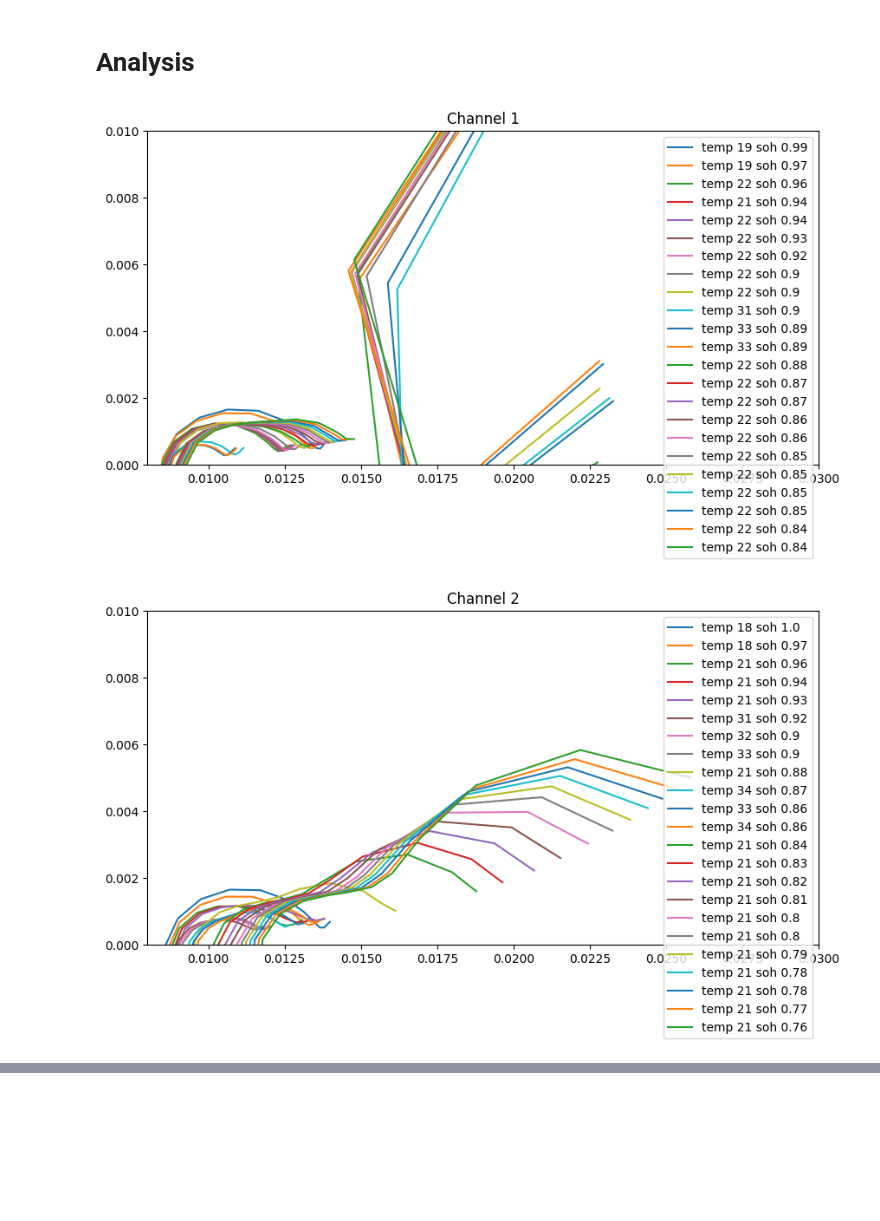
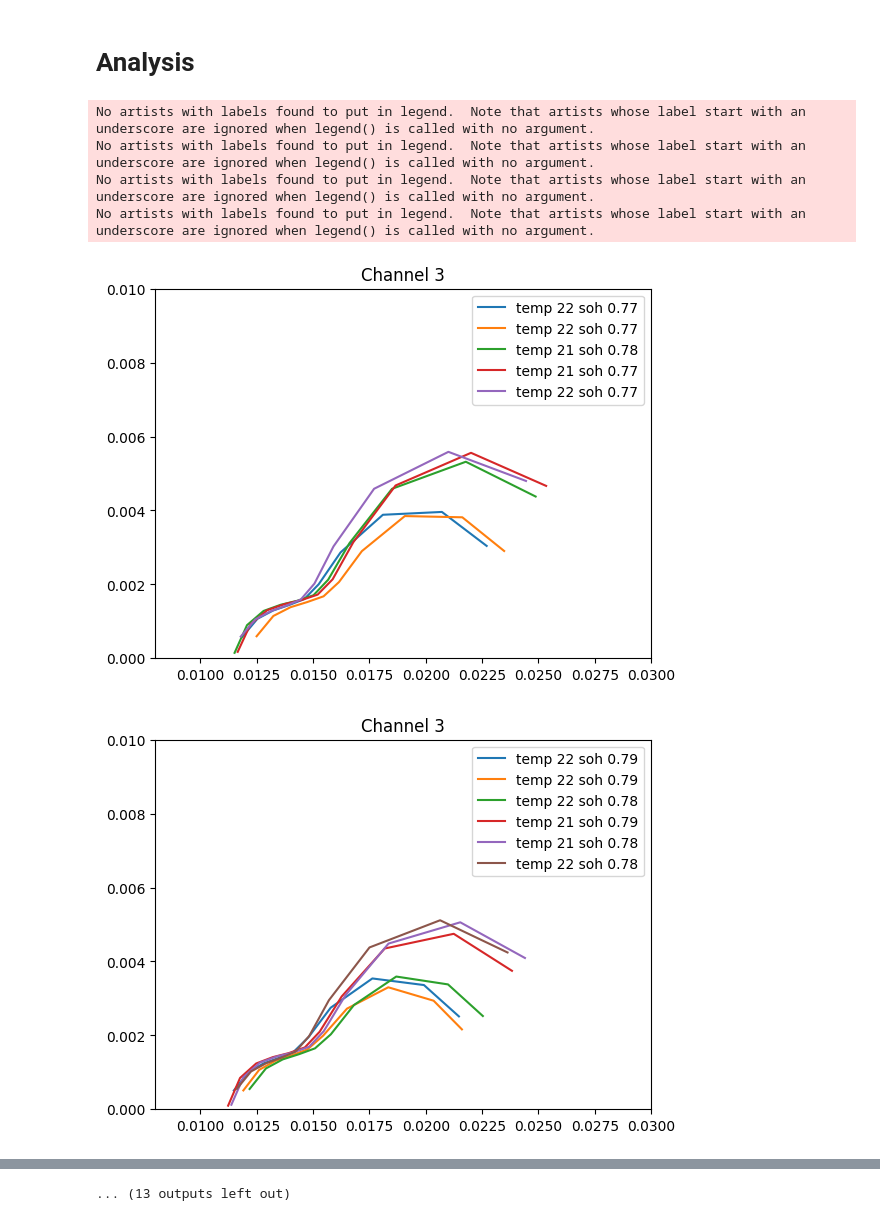
Before and after one commit to seanbuchanan-eng/battery_sizing_model, a Jupyter notebook: data_processing/eis_data_requirements.ipynb, the cells around one changed output, grey strips where cells are left out. Saved outputs shown, nothing was run; the diff lists cells and outputs as text; code cells hidden in the pictures; blank space fills up the shorter version.

Commit message:
update to use new primed_data_processing indexing

```diff
--- a/data_processing/eis_data_requirements.ipynb
+++ b/data_processing/eis_data_requirements.ipynb
@@ -62,6 +62,9 @@ for channel_idx, channel in enumerate(channel_numbers):
     # load the files using cellbuilder
     load_files_from_dir(arbin_cells, T10_sorted_dir, raws_prepath, T10_folder_name, steps)
     load_files_from_dir(arbin_cells, T15_sorted_dir, raws_prepath, T15_folder_name, steps)
+
+# load cells into a batch
+batch = ArbinBatch(cells=arbin_cells)
 # %% [output]
 Processing channel 1
 Processing channel 2
@@ -189,24 +211,38 @@ def assign_temp_soh(step, nom_cap):
 # %% [markdown]
 # Plotting Functions
 # %%
-def plot_eis(x_lim,y_lim):
+def plot_eis_cells(x_lim,y_lim):
     for cell in arbin_cells:
         fig = plt.figure(figsize=(10,5))
-        for cycle in cell:
+        for cycle in cell.cycles:
             if cycle.get_eis_step(14):
                 step = cycle.get_eis_step(14)[0]
-                plt.plot(step.z_real, np.array(step.z_imag)*-1, label=f"temp {round(step.temperature)} soh {round(step.soh,2)}")
+                plt.plot(step.first_dict["Zreal (ohm)"], np.array(step.first_dict["Zimag (ohm)"])*-1, label=f"temp {round(step.temperature)} soh {round(step.soh,2)}")
         plt.title(f"Channel {cell.channel_number}")
         plt.xlim(x_lim)
         plt.ylim(y_lim)
         plt.legend()
     plt.show()
+
+def plot_eis_steps(steps, x_lim, y_lim):
+    for key in steps.keys():
+        fig = plt.figure()
+        for step in steps[key]:
+            plt.plot(step.first_dict["Zreal (ohm)"], np.array(step.first_dict["Zimag (ohm)"])*-1, label=f"temp {round(step.temperature)} soh {round(step.soh,2)}")
+        plt.title(f"Channel {step.channel_number}")
+        plt.xlim(x_lim)
+        plt.ylim(y_lim)
+        plt.legend()
+    plt.show()
 # %% [markdown]
 # Analysis
 # %%
 # calculate and assing SOH's to all of the steps
-assign_soh(10,4)
-assign_soh(13,4)
-assign_soh(15,4)
+assign_soh(10, 10, 4, batch)
+assign_soh(13, 10, 4, batch)
+assign_soh(15, 10, 4, batch)
 
-assign_temp_soh(14,4)
+assign_temp_soh(14,10,13,4,batch)
+get_first_quadrant_data(14, batch)
+eis_temp_filtered = filter_by_temp(14,(20,23), batch)
+eis_soh_temp_filtered = filter_by_soh(eis_temp_filtered, 1)
@@ -219,5 +249,9 @@ for cell in arbin_cells:
 # %%
-plot_eis((0.008,0.030),(0,0.010))
+plot_eis_steps(eis_soh_temp_filtered, (0.008,0.030), (0,0.010))
 # %% [output]
+No artists with labels found to put in legend.  Note that artists whose label start with an underscore are ignored when legend() is called with no argument.
+No artists with labels found to put in legend.  Note that artists whose label start with an underscore are ignored when legend() is called with no argument.
+No artists with labels found to put in legend.  Note that artists whose label start with an underscore are ignored when legend() is called with no argument.
+No artists with labels found to put in legend.  Note that artists whose label start with an underscore are ignored when legend() is called with no argument.
-[figure, old version]
+[figure, new version]
-[figure, old version]
+[figure, new version]
@@ -233,0 +267 @@ plot_eis((0.008,0.030),(0,0.010))
+... (13 outputs left out)
```
Also changed, not shown: parts of 5 cells of this notebook.
